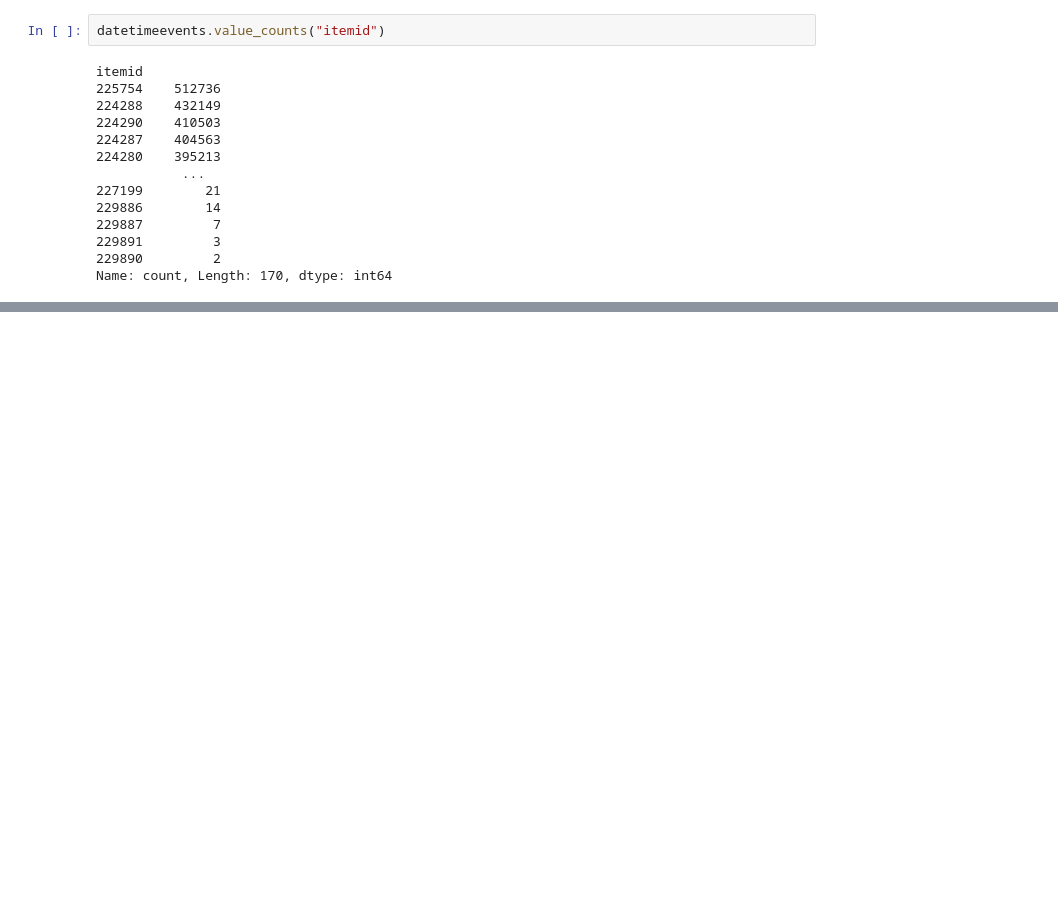
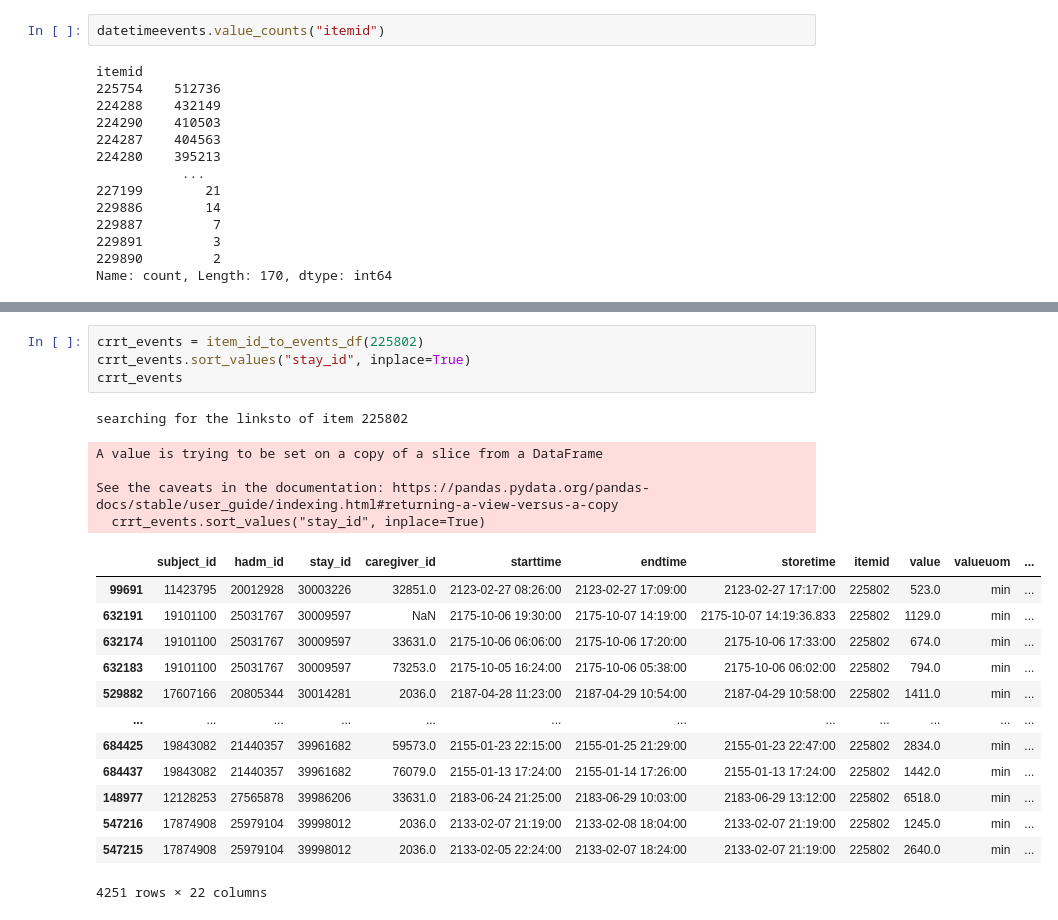
Before and after one commit to oldsandiaz/mimicclif, a Jupyter notebook: code/mimic-to-clif.ipynb, the cells around one changed output, grey strips where cells are left out. Drawn from its saved outputs; the diff is of its cells as text; blank space fills up the shorter version.

```diff
--- a/code/mimic-to-clif.ipynb
+++ b/code/mimic-to-clif.ipynb
@@ -1355,0 +1410,23 @@ Name: count, Length: 170, dtype: int64
+# %%
+crrt_events = item_id_to_events_df(225802)
+crrt_events.sort_values("stay_id", inplace=True)
+crrt_events
+# %% [output]
+searching for the linksto of item 225802
+A value is trying to be set on a copy of a slice from a DataFrame
+
+See the caveats in the documentation: https://pandas.pydata.org/pandas-docs/stable/user_guide/indexing.html#returning-a-view-versus-a-copy
+  crrt_events.sort_values("stay_id", inplace=True)
+|  | subject_id | hadm_id | stay_id | caregiver_id | starttime | endtime | storetime | itemid | value | valueuom | ... |
+| 99691 | 11423795 | 20012928 | 30003226 | 32851.0 | 2123-02-27 08:26:00 | 2123-02-27 17:09:00 | 2123-02-27 17:17:00 | 225802 | 523.0 | min | ... |
+| 632191 | 19101100 | 25031767 | 30009597 | NaN | 2175-10-06 19:30:00 | 2175-10-07 14:19:00 | 2175-10-07 14:19:36.833 | 225802 | 1129.0 | min | ... |
+| 632174 | 19101100 | 25031767 | 30009597 | 33631.0 | 2175-10-06 06:06:00 | 2175-10-06 17:20:00 | 2175-10-06 17:33:00 | 225802 | 674.0 | min | ... |
+| 632183 | 19101100 | 25031767 | 30009597 | 73253.0 | 2175-10-05 16:24:00 | 2175-10-06 05:38:00 | 2175-10-06 06:02:00 | 225802 | 794.0 | min | ... |
+| 529882 | 17607166 | 20805344 | 30014281 | 2036.0 | 2187-04-28 11:23:00 | 2187-04-29 10:54:00 | 2187-04-29 10:58:00 | 225802 | 1411.0 | min | ... |
+| ... | ... | ... | ... | ... | ... | ... | ... | ... | ... | ... | ... |
+| 684425 | 19843082 | 21440357 | 39961682 | 59573.0 | 2155-01-23 22:15:00 | 2155-01-25 21:29:00 | 2155-01-23 22:47:00 | 225802 | 2834.0 | min | ... |
+| 684437 | 19843082 | 21440357 | 39961682 | 76079.0 | 2155-01-13 17:24:00 | 2155-01-14 17:26:00 | 2155-01-13 17:24:00 | 225802 | 1442.0 | min | ... |
+| 148977 | 12128253 | 27565878 | 39986206 | 33631.0 | 2183-06-24 21:25:00 | 2183-06-29 10:03:00 | 2183-06-29 13:12:00 | 225802 | 6518.0 | min | ... |
+| 547216 | 17874908 | 25979104 | 39998012 | 2036.0 | 2133-02-07 21:19:00 | 2133-02-08 18:04:00 | 2133-02-07 21:19:00 | 225802 | 1245.0 | min | ... |
+| 547215 | 17874908 | 25979104 | 39998012 | 2036.0 | 2133-02-05 22:24:00 | 2133-02-07 18:24:00 | 2133-02-07 21:19:00 | 225802 | 2640.0 | min | ... |
+4251 rows × 22 columns
```
Also changed, not shown: parts of 13 cells of this notebook.
